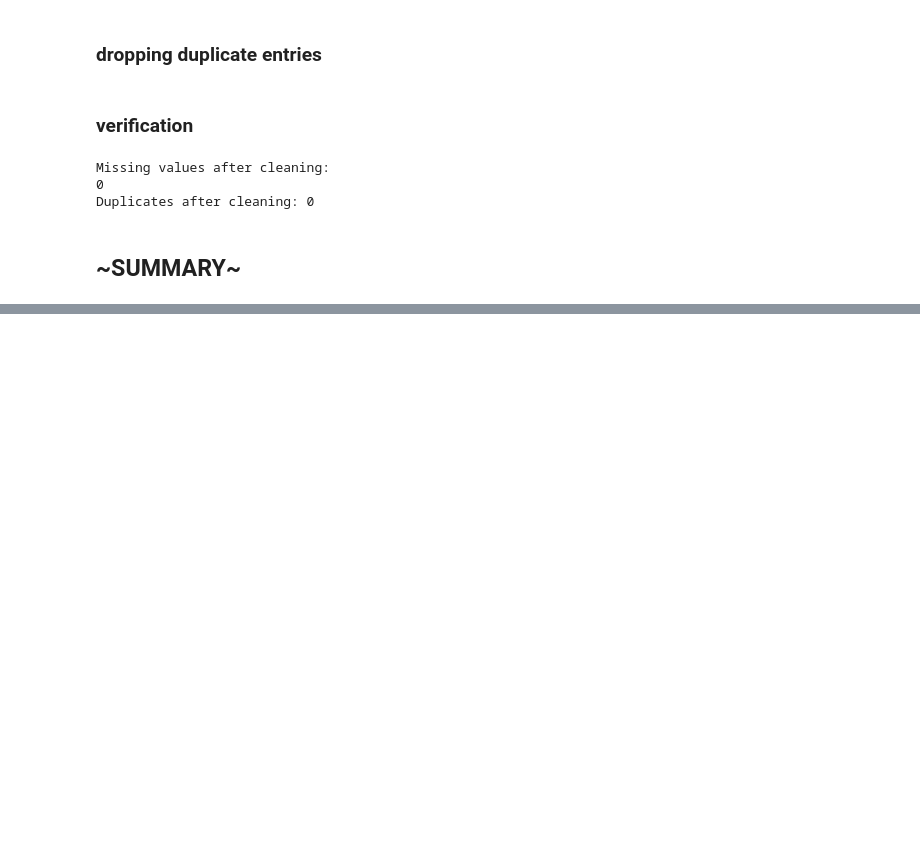
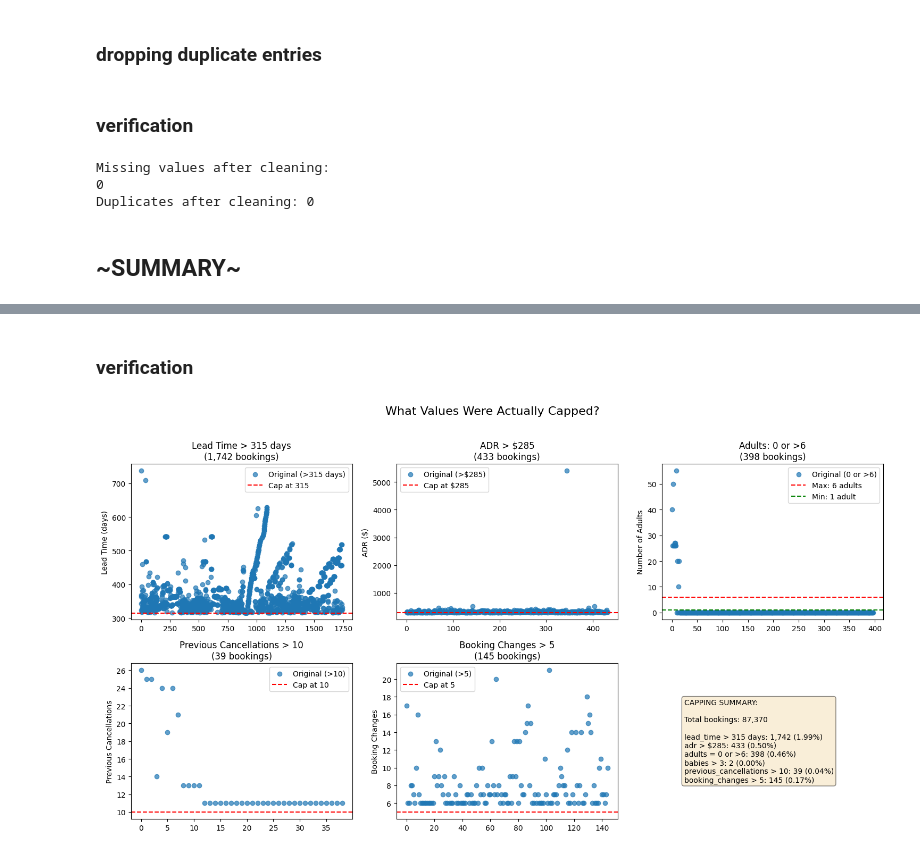
Before and after one commit to menna-elbanna/Project-DA, a Jupyter notebook: data_cleaning.ipynb, the cells around one changed output, grey strips where cells are left out. Saved outputs shown, nothing was run; the diff lists cells and outputs as text; code cells hidden in the pictures; blank space fills up the shorter version.

```diff
--- a/data_cleaning.ipynb
+++ b/data_cleaning.ipynb
@@ -124,0 +291,80 @@ NameError: name 'removed_rows' is not defined
+# %% [markdown]
+### verification
+# %%
+import matplotlib.pyplot as plt
+
+fig, axes = plt.subplots(2, 3, figsize=(15, 8))
+
+# 1. Lead Time - Show the capped values
+ax = axes[0, 0]
+high_lead = df[df['lead_time'] > 315]
+ax.scatter(range(len(high_lead)), high_lead['lead_time'],
+          alpha=0.7, label='Original (>315 days)')
+ax.axhline(y=315, color='red', linestyle='--', label='Cap at 315')
+ax.set_title(f'Lead Time > 315 days\n({len(high_lead):,} bookings)')
+ax.set_ylabel('Lead Time (days)')
+ax.legend()
+
+# 2. ADR - Show high ADR values
+ax = axes[0, 1]
+high_adr = df[df['adr'] > 285]
+ax.scatter(range(len(high_adr)), high_adr['adr'],
+          alpha=0.7, label='Original (>$285)')
+ax.axhline(y=285, color='red', linestyle='--', label='Cap at $285')
+ax.set_title(f'ADR > $285\n({len(high_adr):,} bookings)')
+ax.set_ylabel('ADR ($)')
+ax.legend()
+
+# 3. Adults - Show problematic values
+ax = axes[0, 2]
+problem_adults = df[(df['adults'] == 0) | (df['adults'] > 6)]
+ax.scatter(range(len(problem_adults)), problem_adults['adults'],
+          alpha=0.7, label='Original (0 or >6)')
+ax.axhline(y=6, color='red', linestyle='--', label='Max: 6 adults')
+ax.axhline(y=1, color='green', linestyle='--', label='Min: 1 adult')
+ax.set_title(f'Adults: 0 or >6\n({len(problem_adults):,} bookings)')
+ax.set_ylabel('Number of Adults')
+ax.legend()
+
+# 4. Previous Cancellations
+ax = axes[1, 0]
+high_cancels = df[df['previous_cancellations'] > 10]
+ax.scatter(range(len(high_cancels)), high_cancels['previous_cancellations'],
+          alpha=0.7, label='Original (>10)')
+ax.axhline(y=10, color='red', linestyle='--', label='Cap at 10')
+ax.set_title(f'Previous Cancellations > 10\n({len(high_cancels):,} bookings)')
+ax.set_ylabel('Previous Cancellations')
+ax.legend()
+
+# 5. Booking Changes
+ax = axes[1, 1]
+many_changes = df[df['booking_changes'] > 5]
+ax.scatter(range(len(many_changes)), many_changes['booking_changes'],
+          alpha=0.7, label='Original (>5)')
+ax.axhline(y=5, color='red', linestyle='--', label='Cap at 5')
+ax.set_title(f'Booking Changes > 5\n({len(many_changes):,} bookings)')
+ax.set_ylabel('Booking Changes')
+ax.legend()
+
+# 6. Summary Table
+ax = axes[1, 2]
+ax.axis('off')
+
+summary_text = "CAPPING SUMMARY:\n\n"
+summary_text += f"Total bookings: {len(df):,}\n\n"
+summary_text += f"lead_time > 315 days: {len(high_lead):,} ({len(high_lead)/len(df)*100:.2f}%)\n"
+summary_text += f"adr > $285: {len(high_adr):,} ({len(high_adr)/len(df)*100:.2f}%)\n"
+summary_text += f"adults = 0 or >6: {len(problem_adults):,} ({len(problem_adults)/len(df)*100:.2f}%)\n"
+summary_text += f"babies > 3: {(df['babies'] > 3).sum():,} ({(df['babies'] > 3).sum()/len(df)*100:.2f}%)\n"
+summary_text += f"previous_cancellations > 10: {len(high_cancels):,} ({len(high_cancels)/len(df)*100:.2f}%)\n"
+summary_text += f"booking_changes > 5: {len(many_changes):,} ({len(many_changes)/len(df)*100:.2f}%)"
+
+ax.text(0.1, 0.5, summary_text, fontsize=10,
+        verticalalignment='center',
+        bbox=dict(boxstyle='round', facecolor='wheat', alpha=0.5))
+
+plt.suptitle('What Values Were Actually Capped?', fontsize=16, y=1.02)
+plt.tight_layout()
+plt.show()
+# %% [output]
+[figure, added]
```
Also changed, not shown: parts of 8 cells of this notebook.
